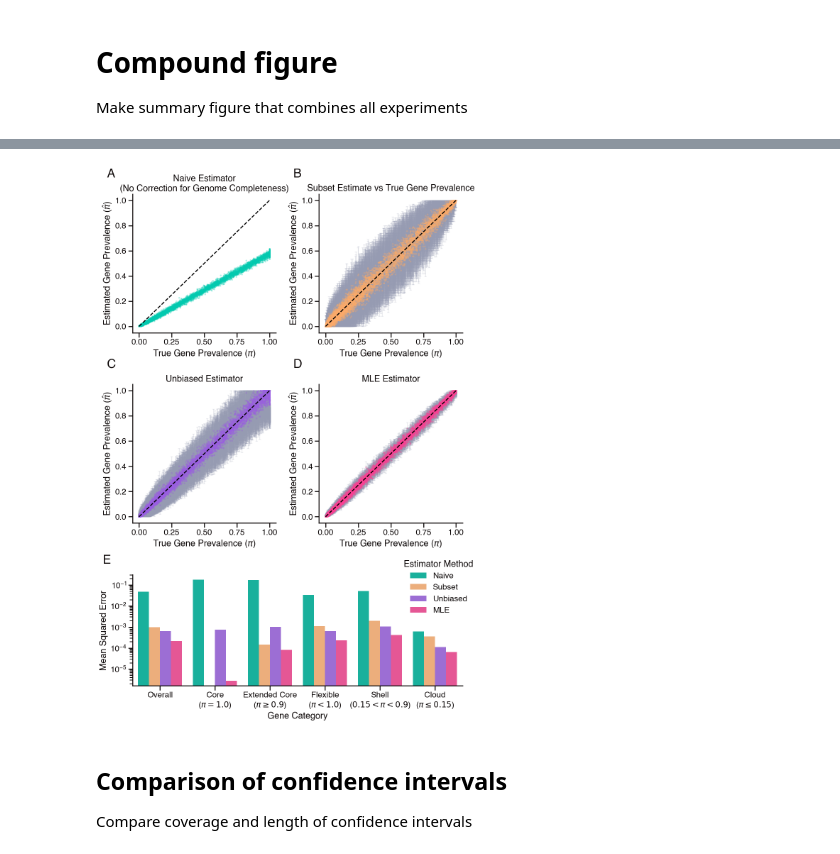
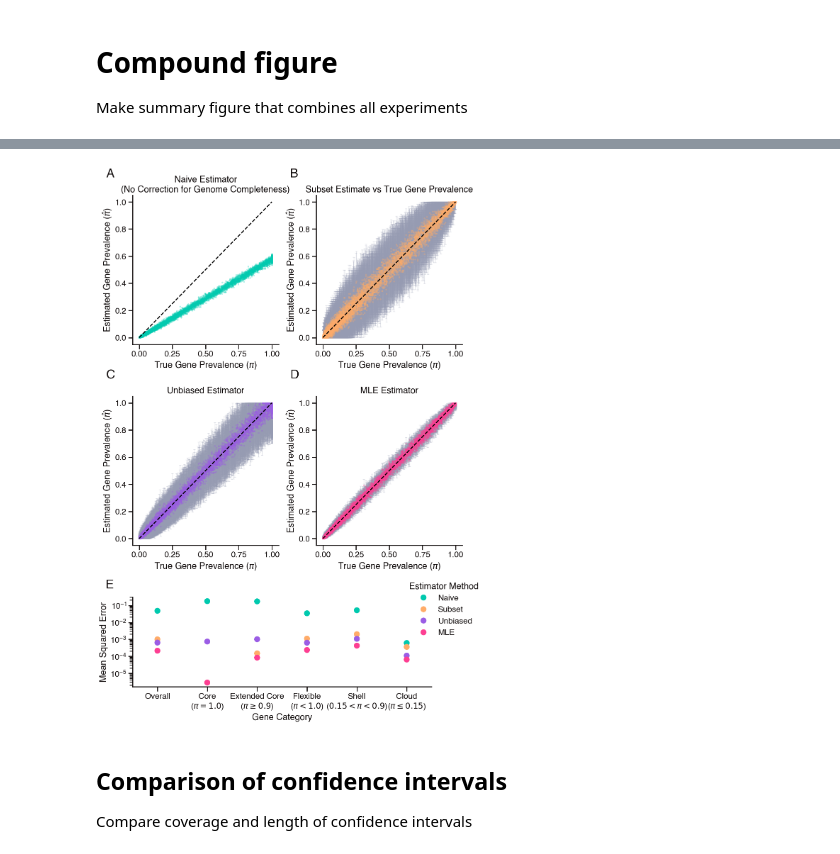
Before and after one commit to blasks/gene-prevalence, a Jupyter notebook: experiments/2-method-comparison-simulations.ipynb, the cells around one changed output, grey strips where cells are left out. Saved outputs shown, nothing was run; the diff lists cells and outputs as text; code cells hidden in the pictures.

Commit message:
Updating paper figures.

```diff
--- a/experiments/2-method-comparison-simulations.ipynb
+++ b/experiments/2-method-comparison-simulations.ipynb
@@ -595,7 +617,7 @@ mse_df = mse_df[mse_df['method'] != 'adjusted_naive']
 
 # grid layout: 3 rows, 2 columns, bottom row for MSE barplot, top two rows for scatterplots of each method
 fig = plt.figure(figsize=(12, 18))
-gs = fig.add_gridspec(3, 2, height_ratios=[1, 1, 0.8], hspace=0.4, wspace=0.3)
+gs = fig.add_gridspec(3, 11, height_ratios=[1, 1, 0.6], hspace=0.4, wspace=0.3)
 
 # annotation specs
 annotation_kwargs = dict(
@@ -606,7 +628,7 @@ annotation_kwargs = dict(
 )
 
 # plot A: scatterplot of naive estimates vs true pi values
-ax1 = fig.add_subplot(gs[0, 0])
+ax1 = fig.add_subplot(gs[0, :5])
 sns.scatterplot(
     x=true_pi_values,
     y=naive_pi_estimates,
@@ -626,7 +648,7 @@ ax1.plot(lims, lims, 'k--', zorder=1)
 ax1.annotate("A", **annotation_kwargs)
 
 # plot B: scatterplot of subset estimates vs true pi values
-ax2 = fig.add_subplot(gs[0, 1])
+ax2 = fig.add_subplot(gs[0, 6:])
 sns.scatterplot(
     x=true_pi_values,
     y=subset_estimates_df['pi_hat'],
@@ -659,7 +681,7 @@ ax2.plot(lims, lims, 'k--', zorder=1)
 ax2.annotate("B", **annotation_kwargs)
 
 # plot C: scatterplot of unbiased estimates vs true pi values with error bars
-ax3 = fig.add_subplot(gs[1, 0])
+ax3 = fig.add_subplot(gs[1, :5])
 sns.scatterplot(
     x=unbiased_estimates_df["pi_true"],
     y=unbiased_estimates_df["pi_hat"],
@@ -692,7 +714,7 @@ ax3.plot(lims, lims, 'k--', zorder=1)
 ax3.annotate("C", **annotation_kwargs)
 
 # plot D: scatterplot of MLE estimates vs true pi values with error bars
-ax4 = fig.add_subplot(gs[1, 1])
+ax4 = fig.add_subplot(gs[1, 6:])
 sns.scatterplot(
     x=mle_estimates_df["pi_true"],
     y=mle_estimates_df["pi_hat"],
@@ -715,37 +737,48 @@ ax4.errorbar(
     linewidth=1,
     capsize=2,
     ecolor=sns.color_palette()[5],
     alpha=0.3,
     zorder=0
 )
 # add diagonal line for reference
 lims = [0, 1]
 ax4.plot(lims, lims, 'k--', zorder=1)
 # add annotation
 ax4.annotate("D", **annotation_kwargs)
 
 # plot E: barplot of MSE results for all methods and gene categories
-ax5 = fig.add_subplot(gs[2, :])
-sns.barplot(
+ax5 = fig.add_subplot(gs[2, :10])
+# sns.barplot(
+#     data=mse_df,
+#     x='Gene Category',
+#     y='mse',
+#     hue='Estimator Method',
+#     ax=ax5,
+#     palette=[sns.color_palette()[i] for i in [2, 1, 0, 3]]
+# )
+sns.stripplot(
     data=mse_df,
     x='Gene Category',
     y='mse',
     hue='Estimator Method',
+    dodge=False,
+    jitter=False,
+    size=12,
     ax=ax5,
     palette=[sns.color_palette()[i] for i in [2, 1, 0, 3]]
 )
 ax5.set_yscale('log')
 ax5.set_ylabel("Mean Squared Error")
-ax5.legend(title="Estimator Method", loc='upper left', bbox_to_anchor=(0.8, 1.2))
+ax5.legend(title="Estimator Method", loc='upper left', bbox_to_anchor=(0.9, 1.25))
 # add annotation
 annotation_kwargs['xy'] = (-0.09, 1.1)
 ax5.annotate("E", **annotation_kwargs)
 
 # show and/or save figure
 # fig.savefig("method_comparison_simulations_figure.png", bbox_inches='tight')
 plt.show()
 # %% [output]
-[figure, old version]
+[figure, new version]
 # %% [markdown]
 ## Comparison of confidence intervals
 Compare coverage and length of confidence intervals
```
Also changed, not shown: parts of 1 cell of this notebook, 6 other files.
